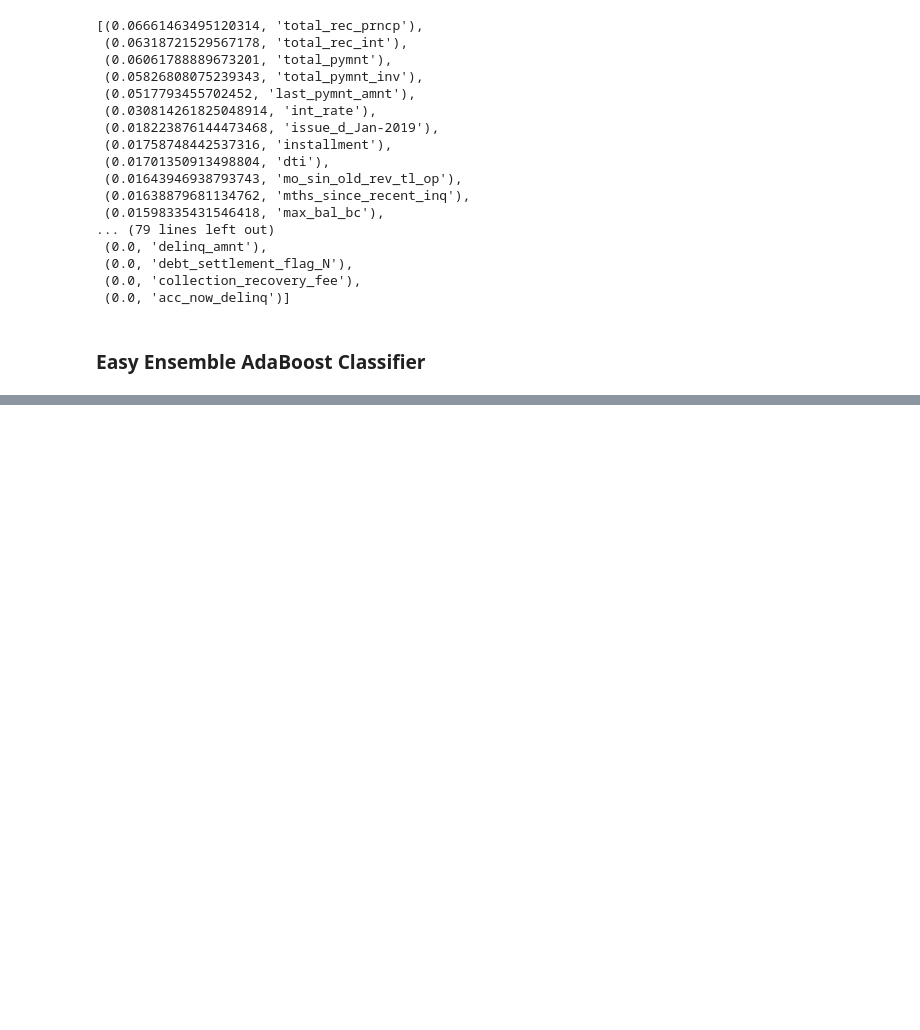
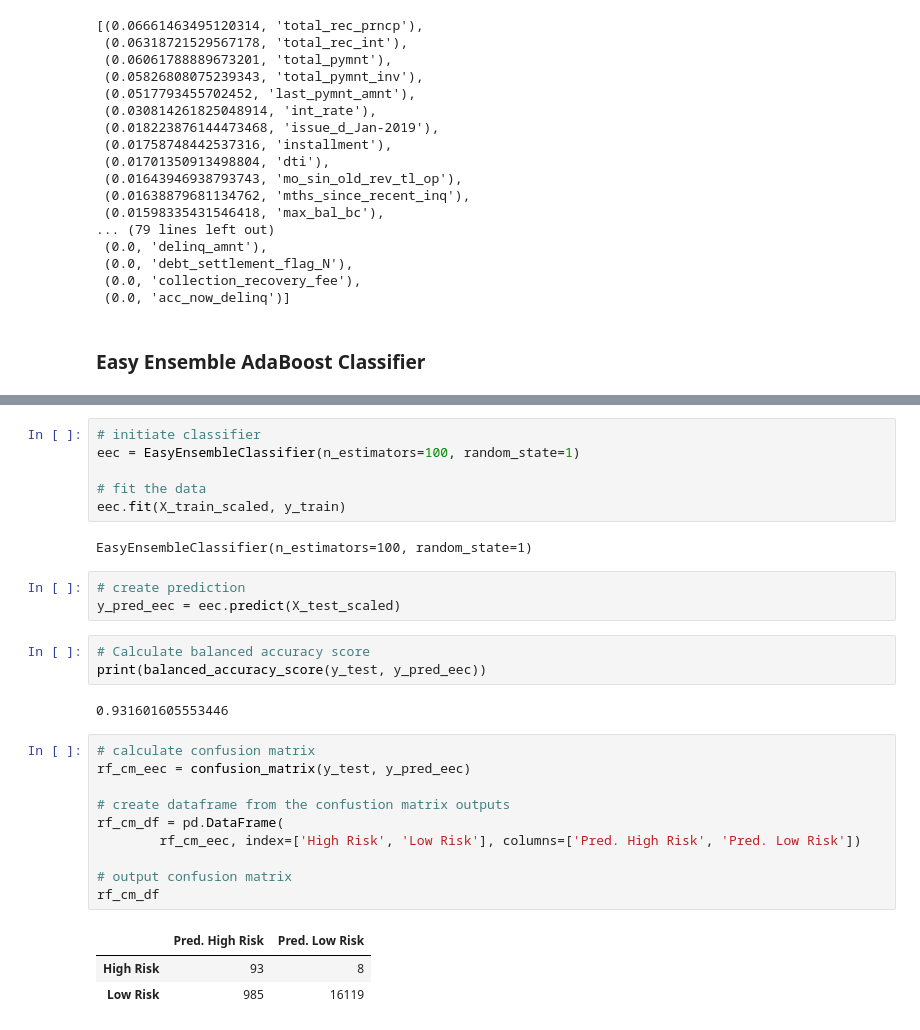
Before and after one commit to iiiGraham/Credit_Risk_Analysis, a Jupyter notebook: credit_risk_ensemble.ipynb, the cells around one changed output, grey strips where cells are left out. Saved outputs shown, nothing was run; the diff lists cells and outputs as text; blank space fills up the shorter version.

Commit message:
added easy ensemble methodology
image outputs from model in resources

```diff
--- a/credit_risk_ensemble.ipynb
+++ b/credit_risk_ensemble.ipynb
@@ -277,0 +255,30 @@ avg / total       0.99      0.94      0.92      0.97      0.93      0.87     172
+# %%
+# initiate classifier
+eec = EasyEnsembleClassifier(n_estimators=100, random_state=1)
+
+# fit the data
+eec.fit(X_train_scaled, y_train)
+# %% [output]
+EasyEnsembleClassifier(n_estimators=100, random_state=1)
+# %%
+# create prediction
+y_pred_eec = eec.predict(X_test_scaled)
+# %%
+# Calculate balanced accuracy score
+print(balanced_accuracy_score(y_test, y_pred_eec))
+# %% [output]
+0.931601605553446
+# %%
+# calculate confusion matrix
+rf_cm_eec = confusion_matrix(y_test, y_pred_eec)
+
+# create dataframe from the confustion matrix outputs
+rf_cm_df = pd.DataFrame(
+        rf_cm_eec, index=['High Risk', 'Low Risk'], columns=['Pred. High Risk', 'Pred. Low Risk'])
+
+# output confusion matrix
+rf_cm_df
+# %% [output]
+|  | Pred. High Risk | Pred. Low Risk |
+| High Risk | 93 | 8 |
+| Low Risk | 985 | 16119 |
```
Also changed, not shown: parts of 6 cells of this notebook, 2 other files.
